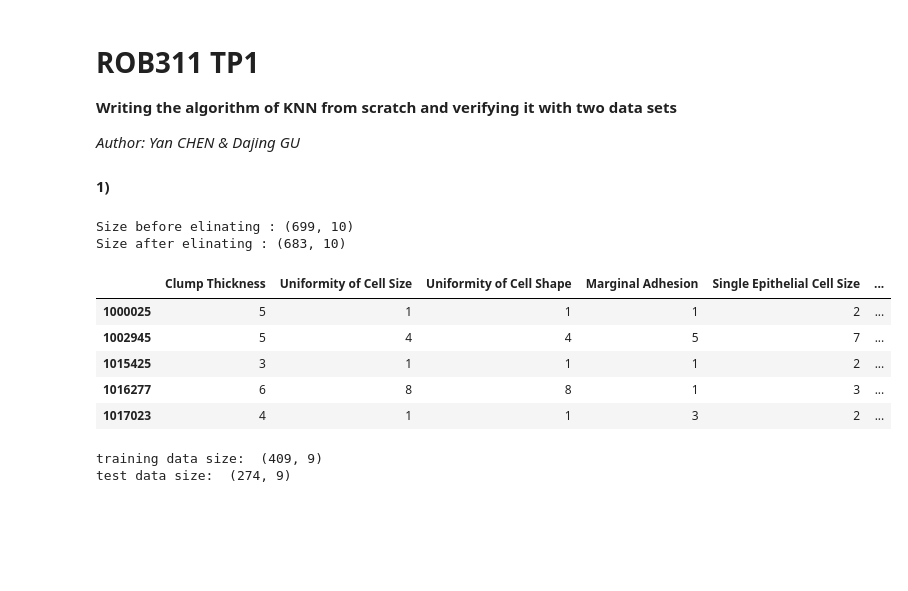
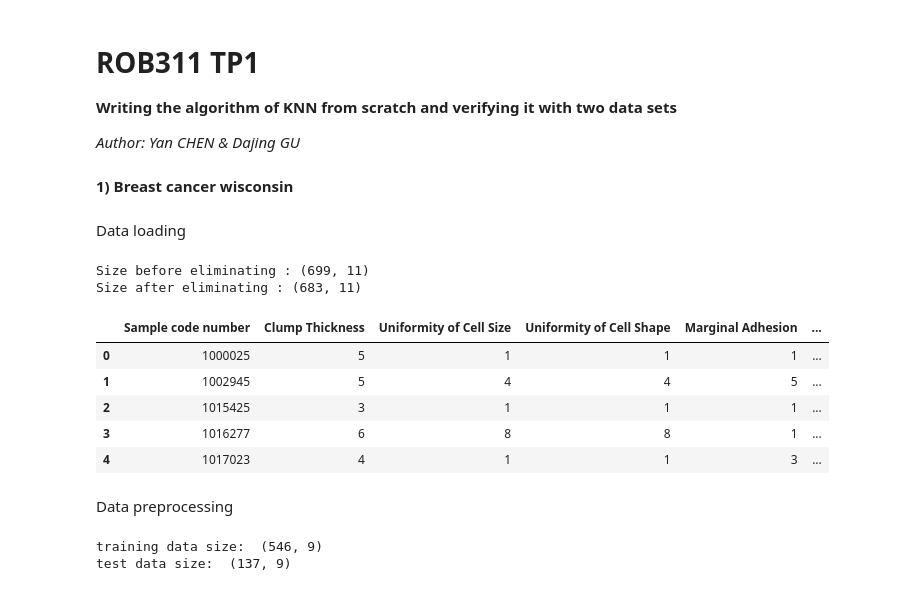
Before and after one commit to PPatrickGU/ROB311, a Jupyter notebook: TP1_KNN.ipynb, the cells around one changed output. Cells and saved outputs as stored; diff of their text form; code cells hidden in the pictures; blank space fills up the shorter version.

```diff
--- a/TP1_KNN.ipynb
+++ b/TP1_KNN.ipynb
@@ -7,7 +7,7 @@
 
 *Author: Yan CHEN & Dajing GU*
 # %% [markdown]
-**1)**
+**1) Breast cancer wisconsin**
 # %%
 import pandas as pd
 import numpy as np
@@ -19,43 +20,47 @@ from sklearn.metrics import confusion_matrix
 %matplotlib inline
+# %% [markdown]
+Data loading
 # %%
 # Assign the name of the attributes
-attribute_names = ['Clump Thickness', 'Uniformity of Cell Size', 'Uniformity of Cell Shape', 'Marginal Adhesion', 'Single Epithelial Cell Size',
+name = ['Sample code number', 'Clump Thickness', 'Uniformity of Cell Size', 'Uniformity of Cell Shape', 'Marginal Adhesion', 'Single Epithelial Cell Size',
          'Bare Nuclei', 'Bland Chromatin', 'Normal Nucleoli', 'Mitoses', 'Class']
 data_path = "./breast-cancer-wisconsin.data"
 
 # Read dataset to Dataframe of Pandas
-dataset = pd.read_csv(data_path, names=attribute_names)
-
+dataset = pd.read_csv(data_path, names=name)
 
 # Eliminating the line of '?'
 print('Size before eliminating :', dataset.shape) # Shape before
 dataset.replace('?', np.nan, inplace=True)
 dataset.dropna(axis=0, how='any', inplace=True)
 print('Size after eliminating :', dataset.shape) # Shape after
 
 # Display the data
 dataset.head()
 # %% [output]
-Size before elinating : (699, 10)
-Size after elinating : (683, 10)
+Size before eliminating : (699, 11)
+Size after eliminating : (683, 11)
-|  | Clump Thickness | Uniformity of Cell Size | Uniformity of Cell Shape | Marginal Adhesion | Single Epithelial Cell Size | ... |
-| 1000025 | 5 | 1 | 1 | 1 | 2 | ... |
-| 1002945 | 5 | 4 | 4 | 5 | 7 | ... |
-| 1015425 | 3 | 1 | 1 | 1 | 2 | ... |
-| 1016277 | 6 | 8 | 8 | 1 | 3 | ... |
-| 1017023 | 4 | 1 | 1 | 3 | 2 | ... |
+|  | Sample code number | Clump Thickness | Uniformity of Cell Size | Uniformity of Cell Shape | Marginal Adhesion | ... |
+| 0 | 1000025 | 5 | 1 | 1 | 1 | ... |
+| 1 | 1002945 | 5 | 4 | 4 | 5 | ... |
+| 2 | 1015425 | 3 | 1 | 1 | 1 | ... |
+| 3 | 1016277 | 6 | 8 | 8 | 1 | ... |
+| 4 | 1017023 | 4 | 1 | 1 | 3 | ... |
+# %% [markdown]
+Data preprocessing
 # %%
 # Seperate the features and the targets
-X = dataset.iloc[:, :-1] # Features
-y = dataset.iloc[:, -1] # Targets
+data = dataset.iloc[:, 1:-1] # Features
+target = dataset.iloc[:, -1] # Labels
+data = (data.values).astype(int)
+target = (target.values).astype(int)
 
-# Split up training data and test data with the percentage respectively 80%/20%
-X_train, X_test, y_train, y_test = train_test_split(X, y, test_size=0.4, random_state=1, stratify=y)
+# Divide the dataset into testset and trainingset. The testset accounts for test_size % of dataset
+train, test, trainlabel, testlabel = train_test_split(data, target, test_size=0.2, random_state=2)
 
-print('training data size: ', X_train.shape)
-#print(X_train)
-print('test data size: ', X_test.shape)
-#X_test
+print('training data size: ', train.shape)
+
+print('test data size: ', test.shape)
 # %% [output]
-training data size:  (409, 9)
-test data size:  (274, 9)
+training data size:  (546, 9)
+test data size:  (137, 9)
```
Also changed, not shown: parts of 15 cells of this notebook.
